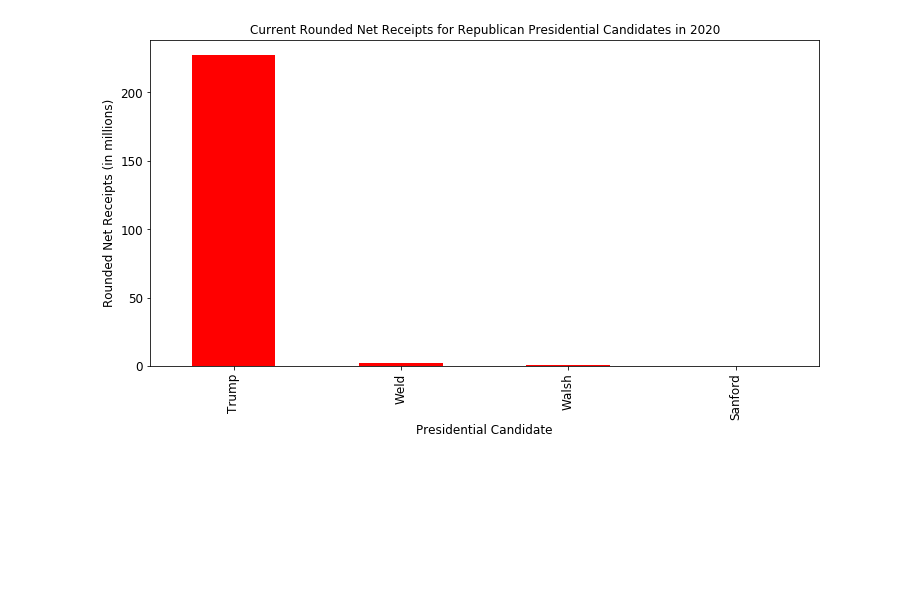
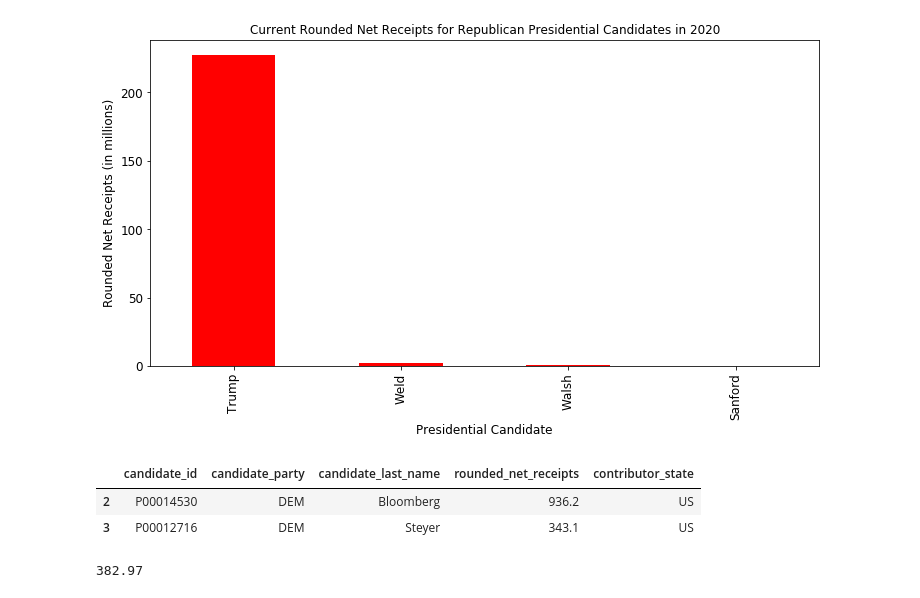
Before and after one commit to N-Prentko/project_one, a Jupyter notebook: Dan/Edie_Campaign_Finances.ipynb, the cells around one changed output. Drawn from its saved outputs; the diff is of its cells as text; code cells hidden in the pictures; blank space fills up the shorter version.

```diff
--- a/Dan/Edie_Campaign_Finances.ipynb
+++ b/Dan/Edie_Campaign_Finances.ipynb
@@ -388,3 +399,21 @@ plt.pyplot.xlabel("Presidential Candidate", fontsize=12)
 plt.pyplot.savefig('output/current_repub_net_receipts.png')
 # %% [output]
 [figure]
+# %%
+no_billionares = current_dem.loc[(current_dem['candidate_last_name'] != 'Bloomberg') &
+                             (current_dem['candidate_last_name'] != 'Steyer')]
+billionares = current_dem.loc[(current_dem['candidate_last_name'] == 'Bloomberg') |
+                             (current_dem['candidate_last_name'] == 'Steyer')]
+billionares
+# %% [output]
+|  | candidate_id | candidate_party | candidate_last_name | rounded_net_receipts | contributor_state |
+| 2 | P00014530 | DEM | Bloomberg | 936.2 | US |
+| 3 | P00012716 | DEM | Steyer | 343.1 | US |
+# %%
+# interested in how much Bloomberg spent, overall, per vote
+bloom_votes = 2444596/1000000
+bloom_spent = billionares['rounded_net_receipts'][2]
+bloom_vote_cost = bloom_spent/bloom_votes
+round(bloom_vote_cost, 2)
+# %% [output]
+382.97
```
Also changed, not shown: parts of 20 cells of this notebook, 3 other files.
